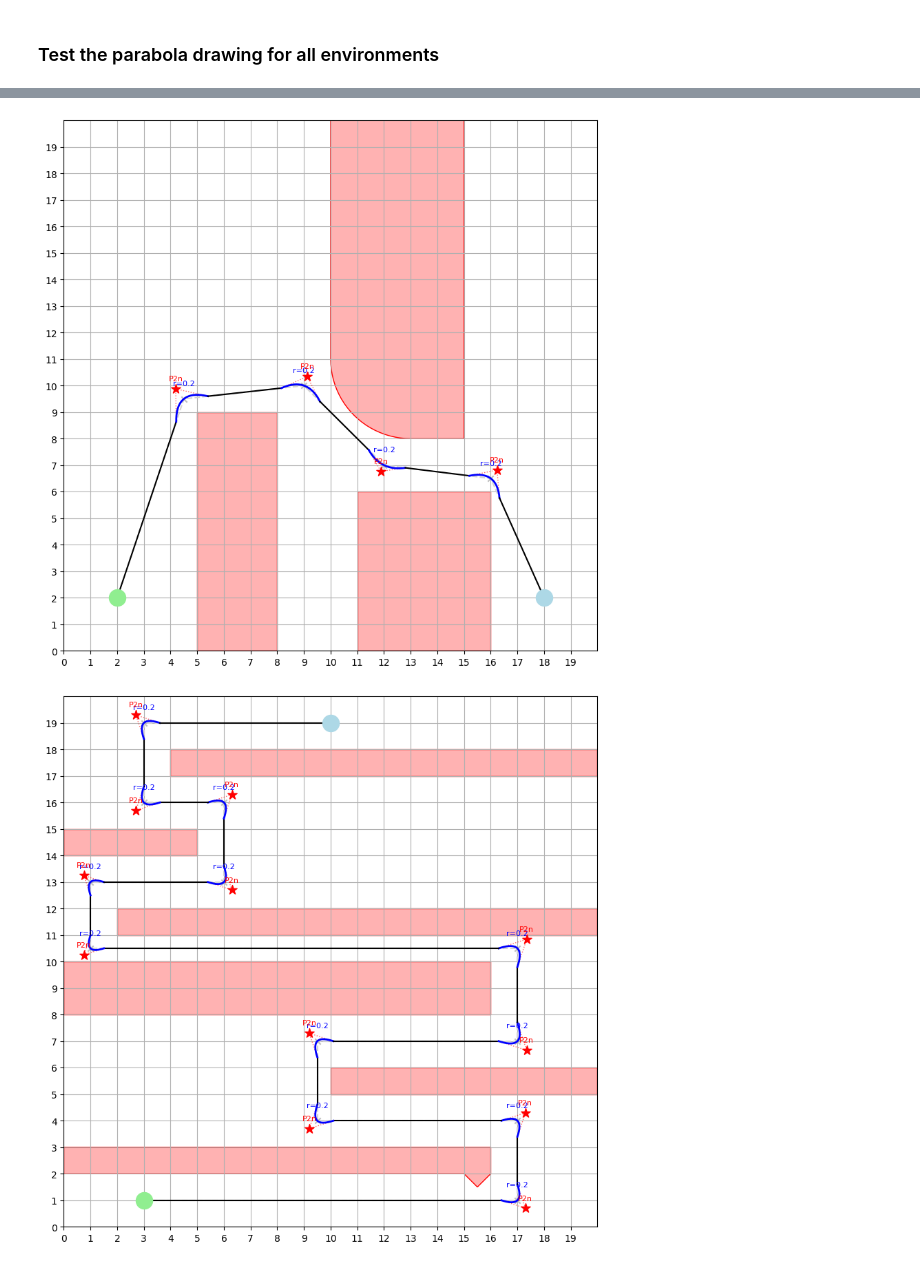
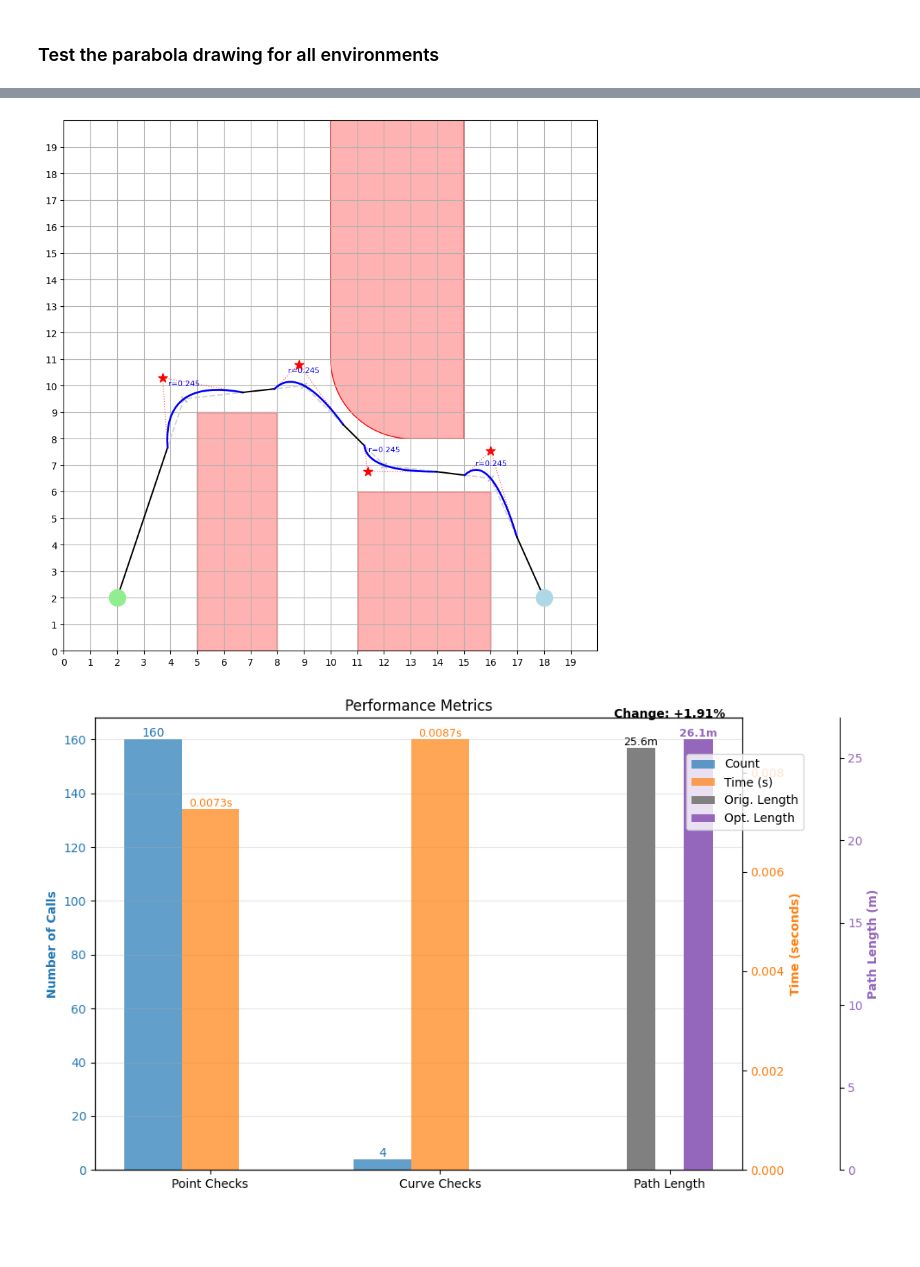
Before and after one commit to Nico-Sander/robotprogramming-project-2526, a Jupyter notebook: src/main.ipynb, the cells around one changed output, grey strips where cells are left out. Saved outputs shown, nothing was run; the diff lists cells and outputs as text; code cells hidden in the pictures; blank space fills up the shorter version.

```diff
--- a/src/main.ipynb
+++ b/src/main.ipynb
@@ -84,7 +84,42 @@ for name, item in env_dict.items():
 # %%
 optimizer = OptimizeFlyby()
 for name, item in env_dict.items():
-    optimized_path = optimizer.optimizePath(item["solution_node_names"], item['planner'], config={'r_init': 0.2})
+    # 1. Setup
+    planner = item['planner']
+    node_names = item['solution_node_names']
+    config = {'r_init': 0.5, 'k': 2.0 }
+
+    # Clear previous performance data
+    IPPerfMonitor.clearData()
+
+    # Clear old node attributes
+    clear_graph_attributes(planner)
+
+    # 2. Run Optimization
+    optimized_path = optimizer.optimizePath(node_names, planner, config)
+
+    # 3. Get performance data
+    df = IPPerfMonitor.dataFrame()
+
+
+    # Extract number of collisionChecks and corresponding calculation time
+    funcs = ['pointInCollision', 'curveInCollision']
+    stats = {}
+    for f in funcs:
+        f_data = df[df['name'] == f]
+        if not f_data.empty:
+            stats[f] = {'count': len(f_data), 'time': f_data['time'].sum()}
+        else:
+            stats[f] = {'count': 0, 'time': 0.0}
+
+    # Calculate path lengths
+    len_original = calculate_path_length(planner, node_names, use_curves=False)
+    len_optimized = calculate_path_length(planner, node_names, use_curves=True)
+
+    # 4. Show the optimized path
     ax = item['planner']._collisionChecker.draw_enviroments()
     ax = item['planner']._collisionChecker.draw_optimized_path(optimized_path, item["planner"], ax)
+
+    # 5. Plot the performance data
+    plot_performance_data(stats, len_original, len_optimized)
 # %% [output]
@@ -108,2 +126,2 @@ for name, item in env_dict.items():
-[figure, old version]
+[figure, new version]
-[figure, old version]
+[figure, new version]
```
Also changed, not shown: parts of 2 cells of this notebook, 2 other files.
